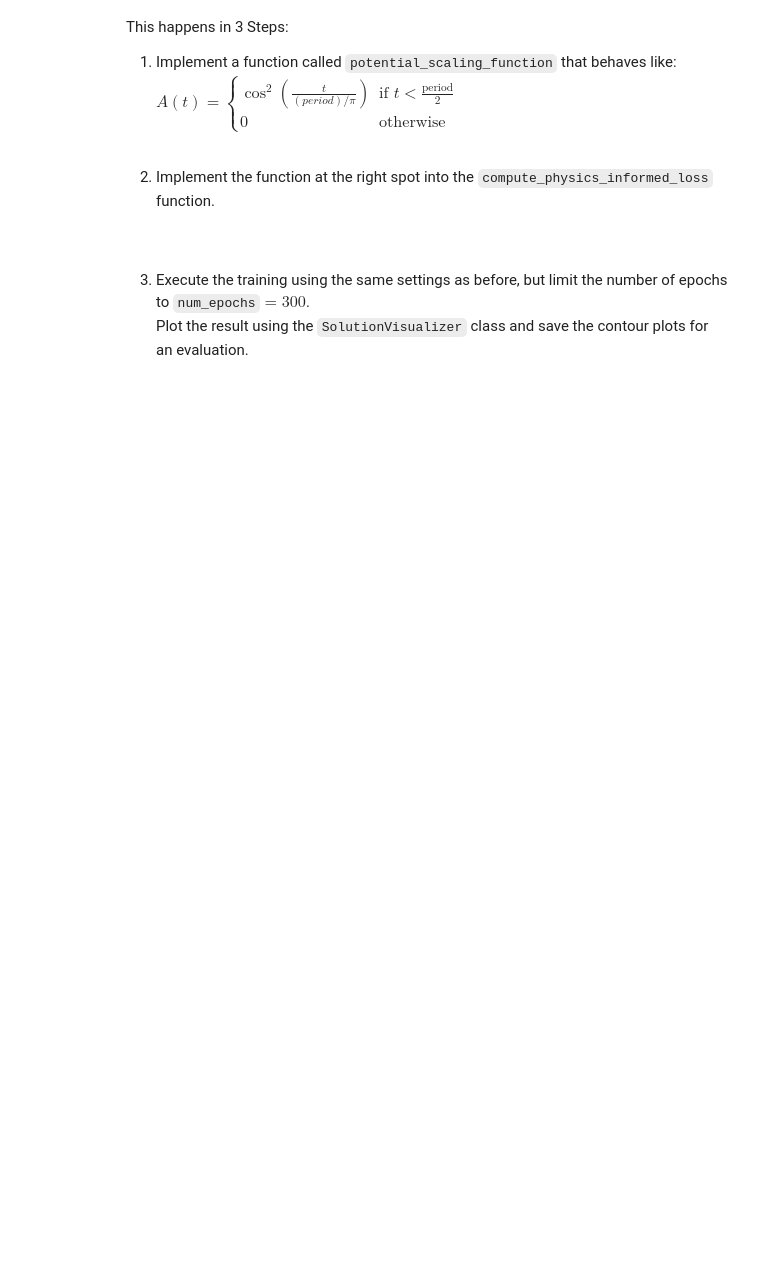
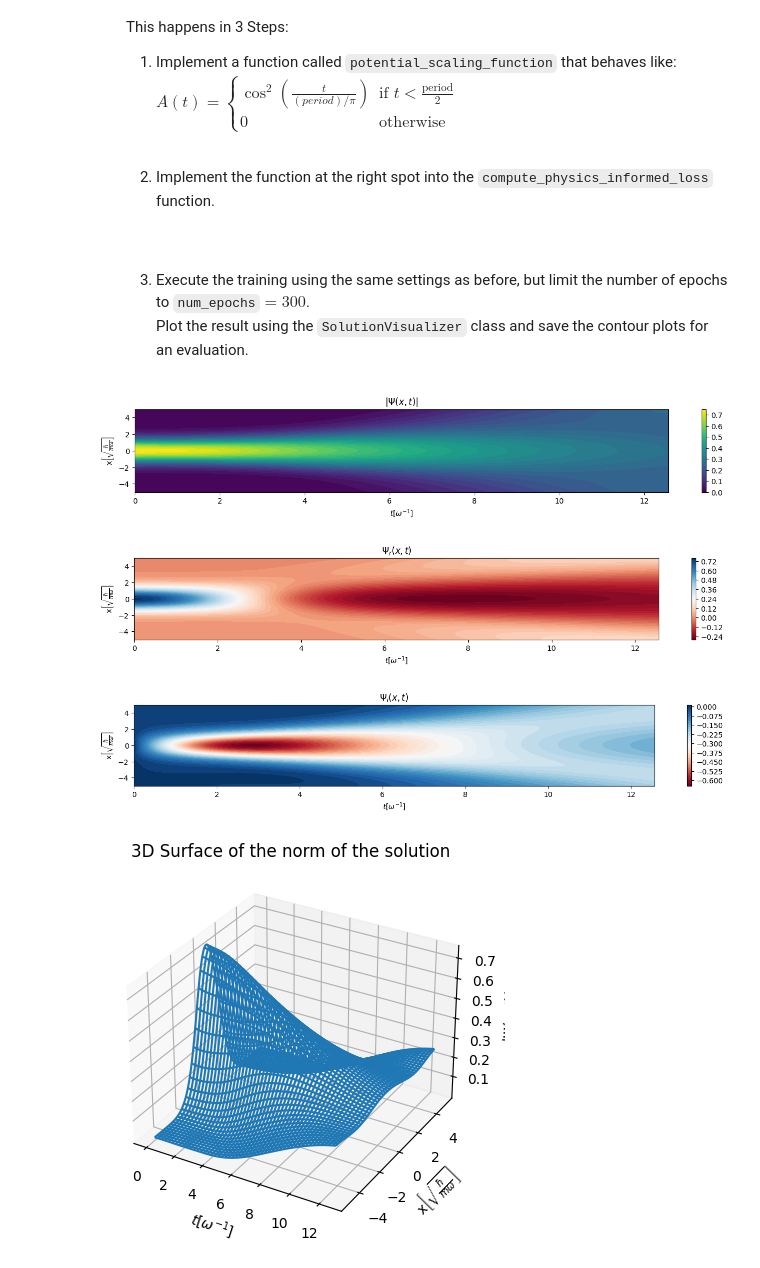
Before and after one commit to zincware/ZnPINNLab, a Jupyter notebook: day2/pinn_schrodinger.ipynb, the cells around one changed output. Drawn from its saved outputs; the diff is of its cells as text; code cells hidden in the pictures; blank space fills up the shorter version.

```diff
--- a/day2/pinn_schrodinger.ipynb
+++ b/day2/pinn_schrodinger.ipynb
@@ -1171,3 +1172,11 @@ def visualize_potential_scaling_function(period, potential_scaling):
     fig.savefig('Potential_scaling.svg', format='svg', bbox_inches='tight')
 # %%
 visualize_potential_scaling_function(period, potential_scaling=True)
+# %%
+vis = SolutionVisualizer(model=model, period=shared_data.period, potential_scaling=False, n=0)
+vis.visualize()
+# %% [output]
+[figure, added]
+[figure, added]
+[figure, added]
+[figure, added]
```
Also changed, not shown: parts of 11 cells of this notebook, 1 other file.
